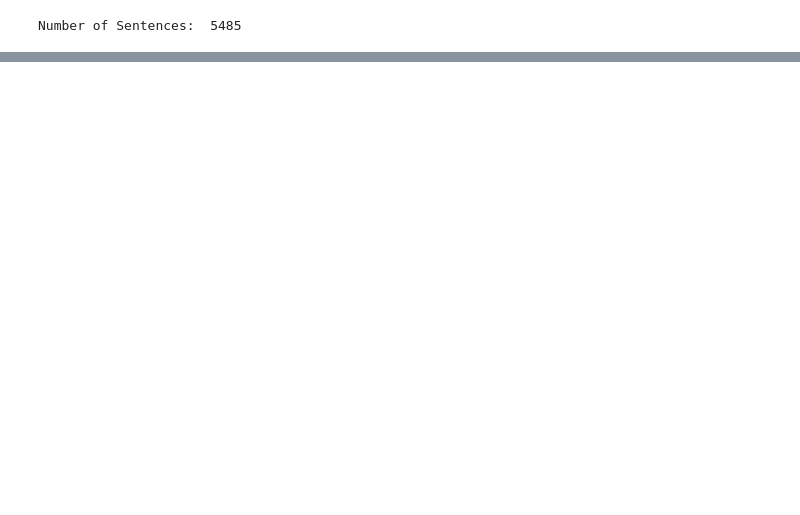
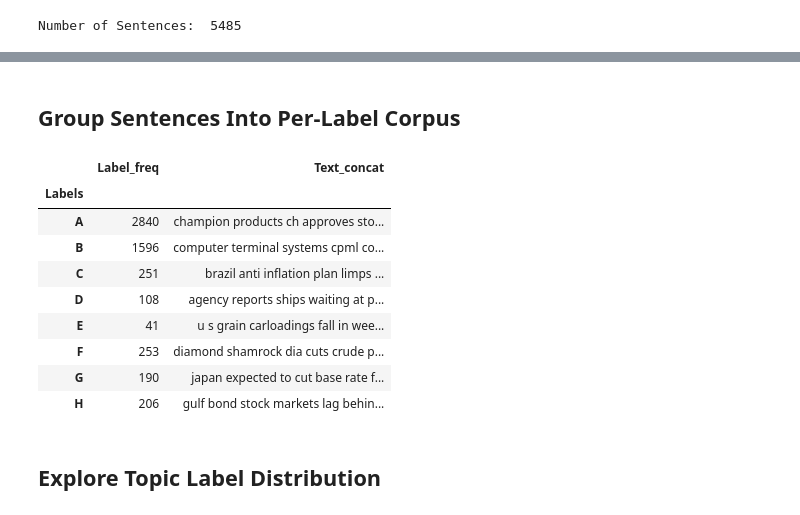
Before and after one commit to MarvinBertin/Text_Classification_ML_Exploration, a Jupyter notebook: 1-Label_Term_Summary_Statistics/Label_Term_Distribution.ipynb, the cells around one changed output, grey strips where cells are left out. Saved outputs shown, nothing was run; the diff lists cells and outputs as text; code cells hidden in the pictures; blank space fills up the shorter version.

```diff
--- a/1-Label_Term_Summary_Statistics/Label_Term_Distribution.ipynb
+++ b/1-Label_Term_Summary_Statistics/Label_Term_Distribution.ipynb
@@ -36,0 +42,17 @@ plt.show()
+# %% [markdown]
+## Group Sentences Into Per-Label Corpus
+# %%
+df_helper.groupby_label_df
+# %% [output]
+|  | Label_freq | Text_concat |
+| Labels |  |  |
+| A | 2840 | champion products ch approves sto... |
+| B | 1596 | computer terminal systems cpml co... |
+| C | 251 | brazil anti inflation plan limps ... |
+| D | 108 | agency reports ships waiting at p... |
+| E | 41 | u s grain carloadings fall in wee... |
+| F | 253 | diamond shamrock dia cuts crude p... |
+| G | 190 | japan expected to cut base rate f... |
+| H | 206 | gulf bond stock markets lag behin... |
+# %% [markdown]
+## Explore Topic Label Distribution
```
Also changed, not shown: parts of 26 cells of this notebook, 3 other files.
